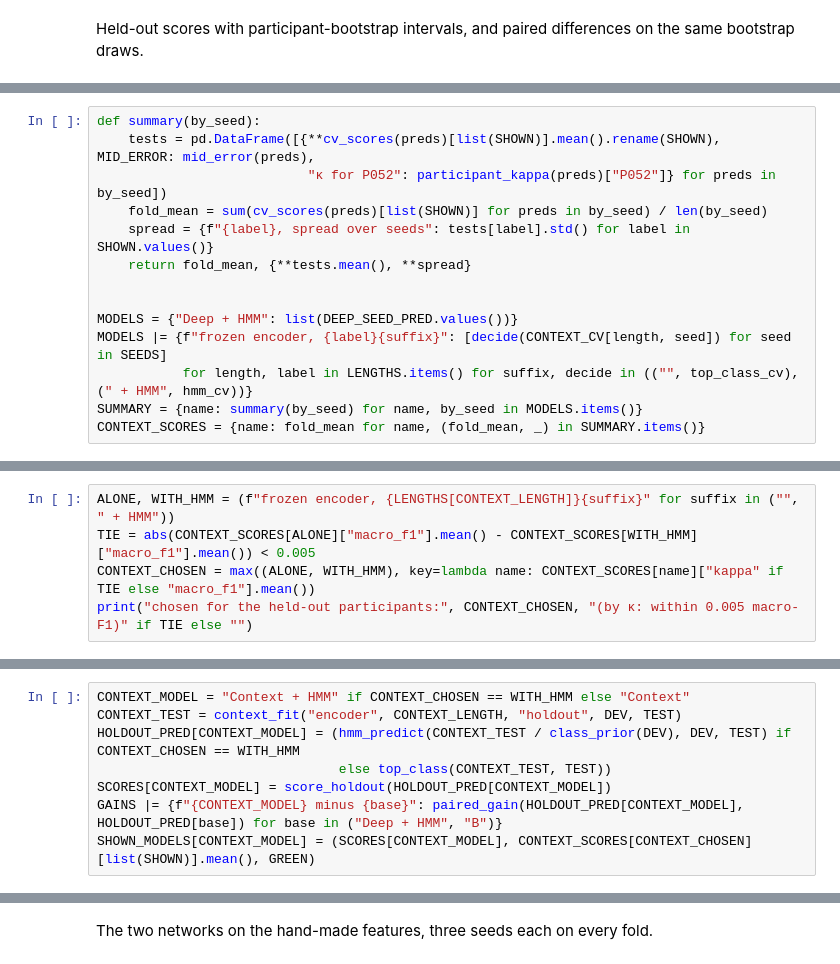
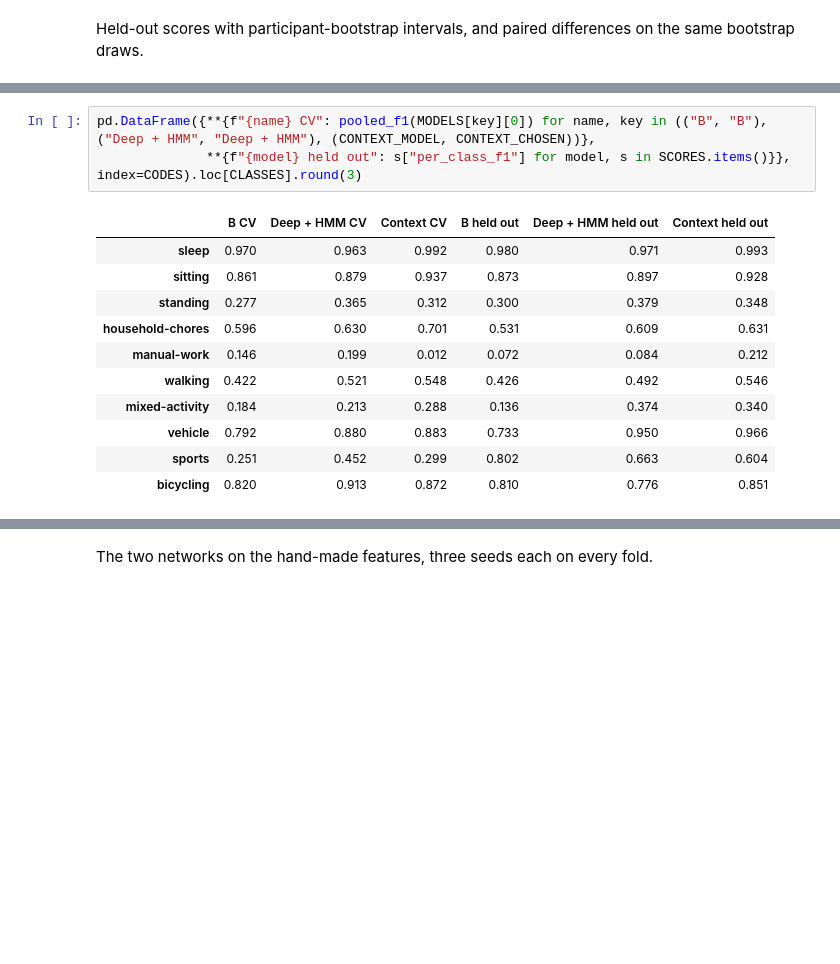
Before and after one commit to Alexr951/Capture-24, a Jupyter notebook: capture24_new_model.ipynb, the cells around one changed output, grey strips where cells are left out. Saved outputs shown, nothing was run; the diff lists cells and outputs as text; blank space fills up the shorter version.

```diff
--- a/capture24_new_model.ipynb
+++ b/capture24_new_model.ipynb
@@ -666,14 +421,0 @@ Each model's scores averaged over seeds, plus the two direct tests.
-# %%
-def summary(by_seed):
-    tests = pd.DataFrame([{**cv_scores(preds)[list(SHOWN)].mean().rename(SHOWN), MID_ERROR: mid_error(preds),
-                           "κ for P052": participant_kappa(preds)["P052"]} for preds in by_seed])
-    fold_mean = sum(cv_scores(preds)[list(SHOWN)] for preds in by_seed) / len(by_seed)
-    spread = {f"{label}, spread over seeds": tests[label].std() for label in SHOWN.values()}
-    return fold_mean, {**tests.mean(), **spread}
-
-
-MODELS = {"Deep + HMM": list(DEEP_SEED_PRED.values())}
-MODELS |= {f"frozen encoder, {label}{suffix}": [decide(CONTEXT_CV[length, seed]) for seed in SEEDS]
-           for length, label in LENGTHS.items() for suffix, decide in (("", top_class_cv), (" + HMM", hmm_cv))}
-SUMMARY = {name: summary(by_seed) for name, by_seed in MODELS.items()}
-CONTEXT_SCORES = {name: fold_mean for name, (fold_mean, _) in SUMMARY.items()}
@@ -682,5 +421,0 @@ The selection rule, fixed before any score: the higher cross-validation macro-F1
-# %%
-ALONE, WITH_HMM = (f"frozen encoder, {LENGTHS[CONTEXT_LENGTH]}{suffix}" for suffix in ("", " + HMM"))
-TIE = abs(CONTEXT_SCORES[ALONE]["macro_f1"].mean() - CONTEXT_SCORES[WITH_HMM]["macro_f1"].mean()) < 0.005
-CONTEXT_CHOSEN = max((ALONE, WITH_HMM), key=lambda name: CONTEXT_SCORES[name]["kappa" if TIE else "macro_f1"].mean())
-print("chosen for the held-out participants:", CONTEXT_CHOSEN, "(by κ: within 0.005 macro-F1)" if TIE else "")
@@ -721,8 +421,0 @@ The chosen candidate is fitted on P001-P100 with seed 42 and scored once on P101
-# %%
-CONTEXT_MODEL = "Context + HMM" if CONTEXT_CHOSEN == WITH_HMM else "Context"
-CONTEXT_TEST = context_fit("encoder", CONTEXT_LENGTH, "holdout", DEV, TEST)
-HOLDOUT_PRED[CONTEXT_MODEL] = (hmm_predict(CONTEXT_TEST / class_prior(DEV), DEV, TEST) if CONTEXT_CHOSEN == WITH_HMM
-                               else top_class(CONTEXT_TEST, TEST))
-SCORES[CONTEXT_MODEL] = score_holdout(HOLDOUT_PRED[CONTEXT_MODEL])
-GAINS |= {f"{CONTEXT_MODEL} minus {base}": paired_gain(HOLDOUT_PRED[CONTEXT_MODEL], HOLDOUT_PRED[base]) for base in ("Deep + HMM", "B")}
-SHOWN_MODELS[CONTEXT_MODEL] = (SCORES[CONTEXT_MODEL], CONTEXT_SCORES[CONTEXT_CHOSEN][list(SHOWN)].mean(), GREEN)
@@ -766,3 +422,18 @@ pd.DataFrame({"Deep + HMM CV": pooled_f1(DEEP_PRED[CHOSEN]),
+# %%
+pd.DataFrame({**{f"{name} CV": pooled_f1(MODELS[key][0]) for name, key in (("B", "B"), ("Deep + HMM", "Deep + HMM"), (CONTEXT_MODEL, CONTEXT_CHOSEN))},
+              **{f"{model} held out": s["per_class_f1"] for model, s in SCORES.items()}}, index=CODES).loc[CLASSES].round(3)
+# %% [output]
+|  | B CV | Deep + HMM CV | Context CV | B held out | Deep + HMM held out | Context held out |
+| sleep | 0.970 | 0.963 | 0.992 | 0.980 | 0.971 | 0.993 |
+| sitting | 0.861 | 0.879 | 0.937 | 0.873 | 0.897 | 0.928 |
+| standing | 0.277 | 0.365 | 0.312 | 0.300 | 0.379 | 0.348 |
+| household-chores | 0.596 | 0.630 | 0.701 | 0.531 | 0.609 | 0.631 |
+| manual-work | 0.146 | 0.199 | 0.012 | 0.072 | 0.084 | 0.212 |
+| walking | 0.422 | 0.521 | 0.548 | 0.426 | 0.492 | 0.546 |
+| mixed-activity | 0.184 | 0.213 | 0.288 | 0.136 | 0.374 | 0.340 |
+| vehicle | 0.792 | 0.880 | 0.883 | 0.733 | 0.950 | 0.966 |
+| sports | 0.251 | 0.452 | 0.299 | 0.802 | 0.663 | 0.604 |
+| bicycling | 0.820 | 0.913 | 0.872 | 0.810 | 0.776 | 0.851 |
 # %% [markdown]
 On the held-out participants the context model scores macro-F1 0.642 (95% interval 0.577 to 0.677) and κ 0.790 (0.758 to 0.819).
 
```
Also changed, not shown: parts of 108 cells of this notebook, 7 other files.
